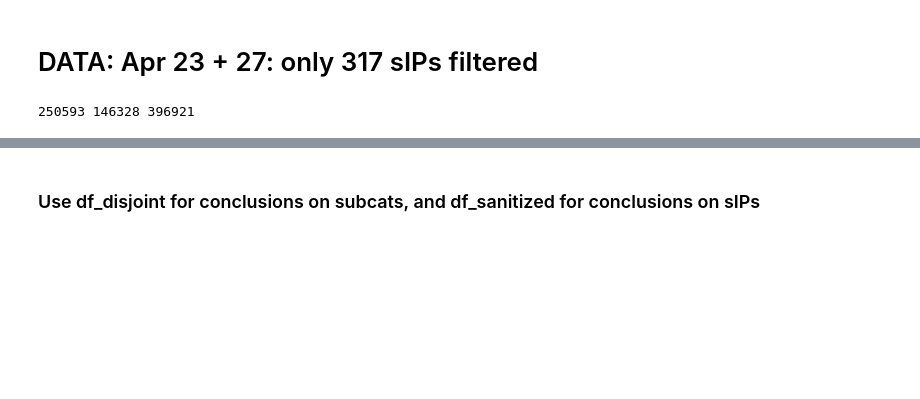
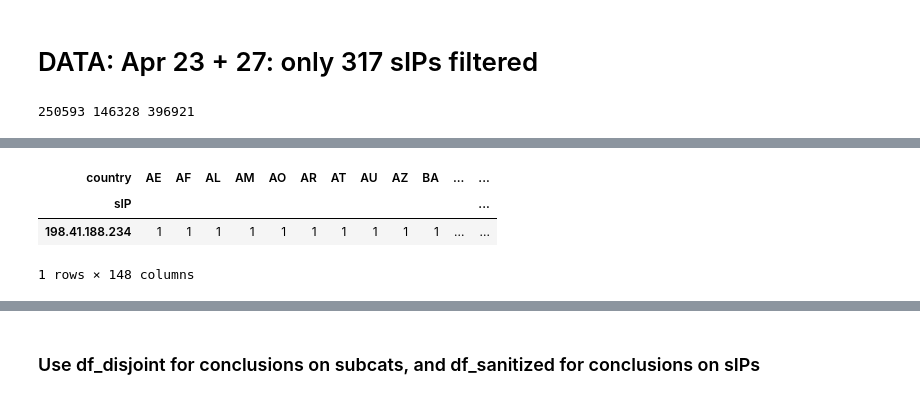
Before and after one commit to shahifaqeer/spooky-analyzer, a Jupyter notebook: PlottingResults-20150429.ipynb, the cells around one changed output, grey strips where cells are left out. Saved outputs shown, nothing was run; the diff lists cells and outputs as text; code cells hidden in the pictures; blank space fills up the shorter version.

```diff
--- a/PlottingResults-20150429.ipynb
+++ b/PlottingResults-20150429.ipynb
@@ -65,0 +76,4 @@ print len(df_all1), len(df_all2), len(df_all)
+# %%
+CONFUSING_IPs = ['162.159.244.215', '104.20.5.196', '198.41.188.234', '190.93.245.117']
+CONFUSING_DOMs = list(confusing_cases.iloc[3:7]['domain'])
+print CONFUSING_DOMs
@@ -65,0 +82,4 @@ print len(df_all1), len(df_all2), len(df_all)
+# %%
+df_mock = pd.read_pickle(DATA + "case_detected_all_20150412.pkl")
+df_full = pd.concat([df_mock, df_all])
+del df_mock, df_all
@@ -65,0 +231,8 @@ print len(df_all1), len(df_all2), len(df_all)
+# %%
+df = df_full[df_full['sIP']==CONFUSING_IPs[2]]
+get_censorship_by_country_sIP(df)
+# %% [output]
+| country | AE | AF | AL | AM | AO | AR | AT | AU | AZ | BA | ... | ... |
+| sIP |  |  |  |  |  |  |  |  |  |  |  | ... |
+| 198.41.188.234 | 1 | 1 | 1 | 1 | 1 | 1 | 1 | 1 | 1 | 1 | ... | ... |
+1 rows × 148 columns
```
Also changed, not shown: parts of 25 cells of this notebook, 10 other files.
